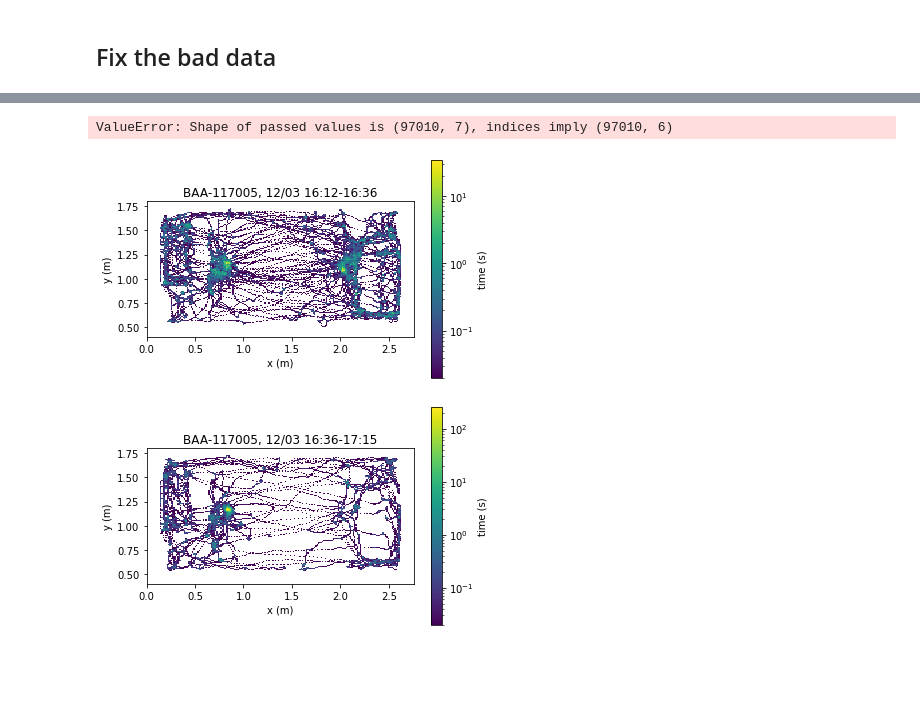
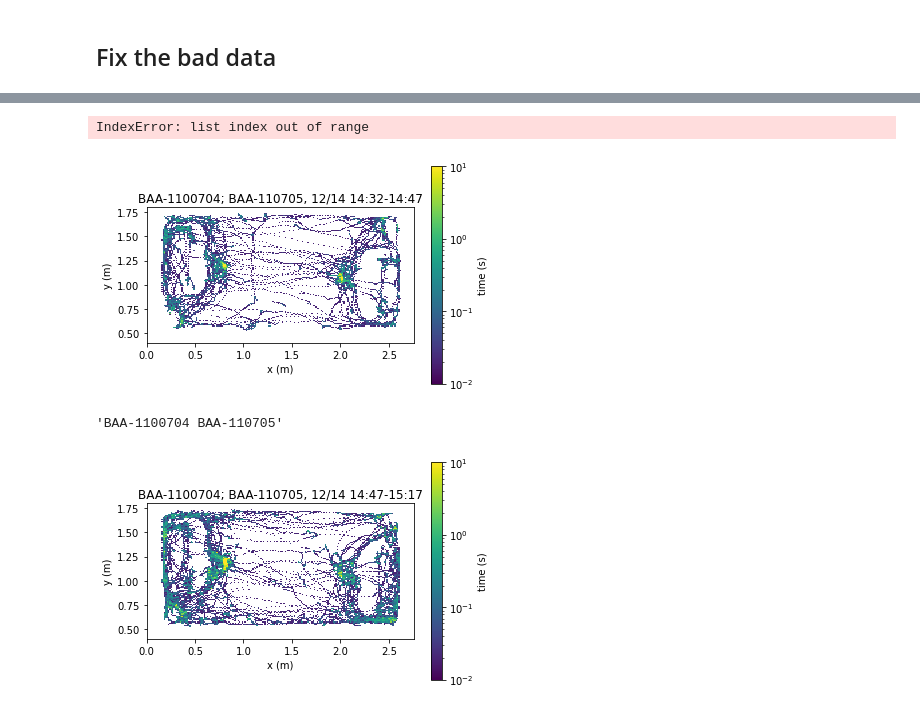
Before and after one commit to SainsburyWellcomeCentre/aeon_mecha, a Jupyter notebook: docs/examples/social.ipynb, the cells around one changed output, grey strips where cells are left out. Saved outputs shown, nothing was run; the diff lists cells and outputs as text; code cells hidden in the pictures; blank space fills up the shorter version.

Commit message:
fixes #5. I think there might have been a bug before. Regenerating figures.

```diff
--- a/docs/examples/social.ipynb
+++ b/docs/examples/social.ipynb
@@ -67,6 +67,8 @@ sessdf = sessdf[~sessdf.id.str.contains('test')]
 sessdf = sessdf[~sessdf.id.str.contains('jeff')]
 sessdf = sessdf[~sessdf.id.str.contains('OAA')]
 sessdf = sessdf[~sessdf.id.str.contains('rew')]
+sessdf = sessdf[~sessdf.id.str.contains('Animal')]
+
 sessdf.reset_index(inplace=True, drop=True)
 # %% [markdown]
 ## Fix the bad data
@@ -75,11 +77,11 @@ df = sessdf.copy()
 helpers.merge(df)
 helpers.merge(df,first=[15])
 helpers.merge(df,first=[32,35], merge_id=True)
+helpers.markSessionEnded(df)
+#df.loc[4,'end'] = df.loc[4,'start'] + pd.DateOffset(minutes=100)
+#df.loc[[19,32,34],'end'] = df.loc[[19,32,34],'start'] + pd.DateOffset(minutes=150)
 
-df.loc[4,'end'] = df.loc[4,'start'] + pd.DateOffset(minutes=100)
-df.loc[[19,32,34],'end'] = df.loc[[19,32,34],'start'] + pd.DateOffset(minutes=150)
-
-df.duration = df.end - df.start
+#df.duration = df.end - df.start
 # df
 # %%
 session_list = df.itertuples()
@@ -102,17 +103,23 @@ start, end, sdf
 # %%
 before = helpers.getPositionData(dataroot, start[0], end[0])
-after = helpers.getPositionData(dataroot,start[1], end[1] )
+after = helpers.getPositionData(dataroot,start[1], start[1] + pd.DateOffset(minutes=30) )
 # %% [output]
-ValueError: Shape of passed values is (97010, 7), indices imply (97010, 6)
+IndexError: list index out of range
 # %%
 before['title_str'] = f'{session.id}, {start[0]:%m/%d %H:%M}-{end[0]:%H:%M}'
-fig, ax = plotting.positionmap(**before, bins=200)
+fig, ax = plotting.positionmap(**before, bins=200,vmin=.01,vmax=10)
 fig.patch.set_facecolor('white')
+fig.savefig(f"/www-delab/figures/posmap/{session.id.replace(';','')}_{start[0]:%m%d}_pos_before.png", dpi=400)
 # %% [output]
-[figure, old version]
+[figure, new version]
+# %%
+session.id.replace(';','')
+# %% [output]
+'BAA-1100704 BAA-110705'
 # %%
-after['title_str'] = f'{session.id}, {start[1]:%m/%d %H:%M}-{end[1]:%H:%M}'
-fig, ax = plotting.positionmap(**after, bins=200)
+after['title_str'] = f'{session.id}, {start[1]:%m/%d %H:%M}-{start[1] + pd.DateOffset(minutes=30):%H:%M}'
+fig, ax = plotting.positionmap(**after, bins=200,vmin=.01,vmax=10)
 fig.patch.set_facecolor('white')
+fig.savefig(f"/www-delab/figures/posmap/{session.id.replace(';','')}_{start[0]:%m%d}_pos_after.png", dpi=400)
 # %% [output]
-[figure, old version]
+[figure, new version]
```
Also changed, not shown: parts of 2 cells of this notebook, 1 other file.
